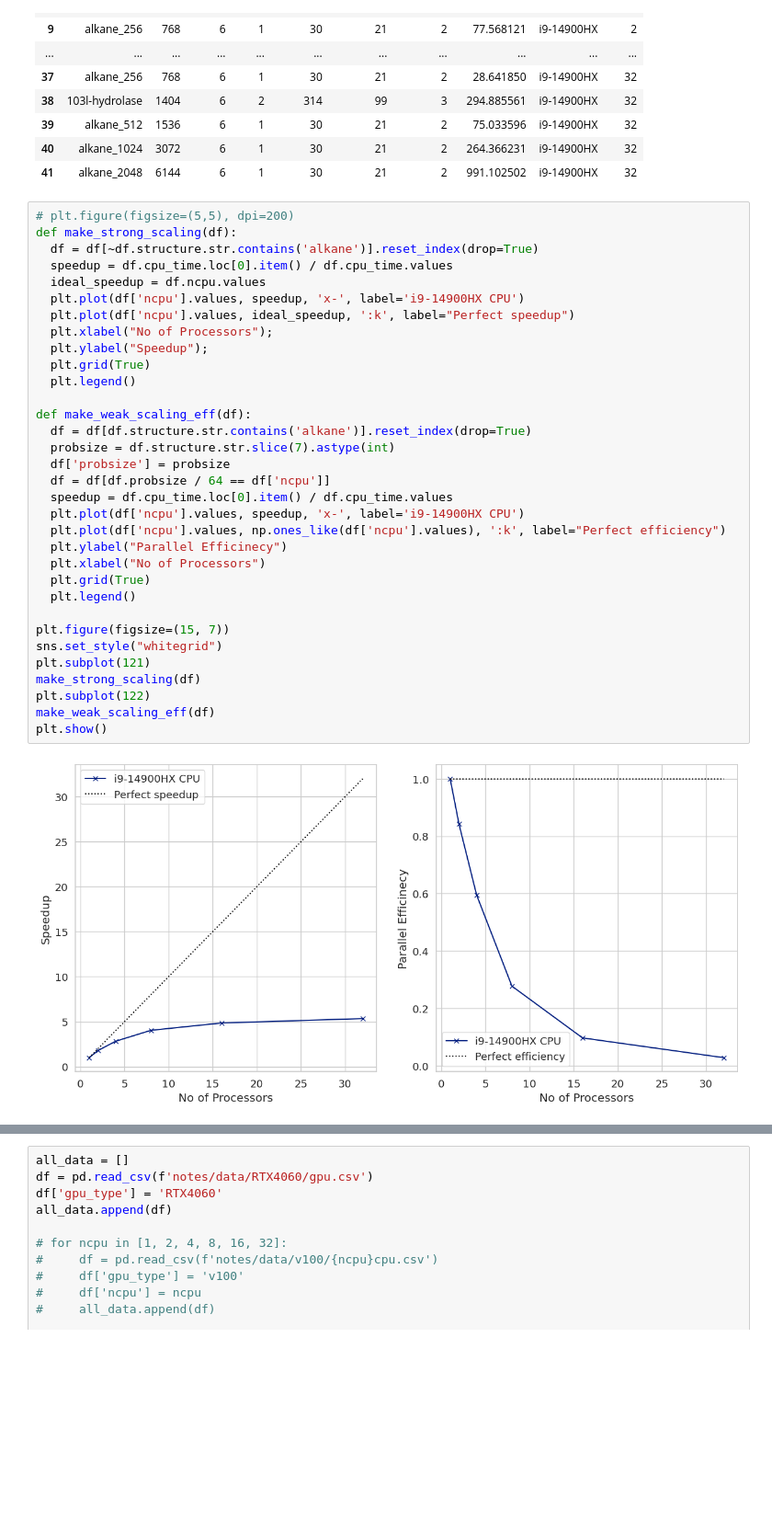
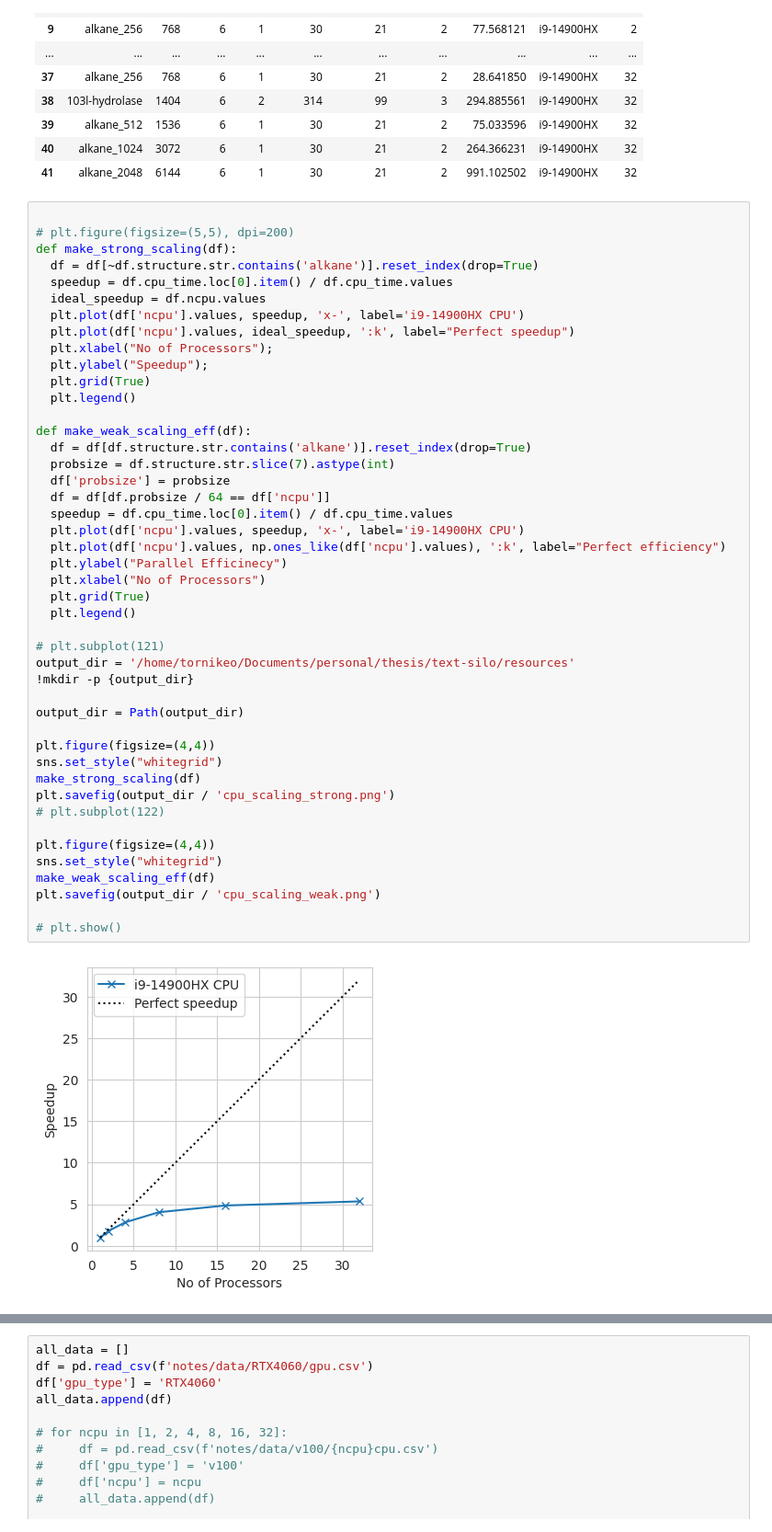
Before and after one commit to tornikeo/tblite, a Jupyter notebook: notes/make_figures.ipynb, the cells around one changed output, grey strips where cells are left out. Shown: that part at 92% size. Drawn from its saved outputs; the diff is of its cells as text; blank space fills up the shorter version.

Commit message:
Save figures to proper images

```diff
--- a/notes/make_figures.ipynb
+++ b/notes/make_figures.ipynb
@@ -33,37 +34,49 @@ df
 | 40 | alkane_1024 | 3072 | 6 | 1 | 30 | 21 | 2 | 264.366231 | i9-14900HX | 32 |
 | 41 | alkane_2048 | 6144 | 6 | 1 | 30 | 21 | 2 | 991.102502 | i9-14900HX | 32 |
 # %%
+
 # plt.figure(figsize=(5,5), dpi=200)
 def make_strong_scaling(df):
   df = df[~df.structure.str.contains('alkane')].reset_index(drop=True)
   speedup = df.cpu_time.loc[0].item() / df.cpu_time.values
   ideal_speedup = df.ncpu.values
   plt.plot(df['ncpu'].values, speedup, 'x-', label='i9-14900HX CPU')
   plt.plot(df['ncpu'].values, ideal_speedup, ':k', label="Perfect speedup")
   plt.xlabel("No of Processors");
   plt.ylabel("Speedup");
   plt.grid(True)
   plt.legend()
 
 def make_weak_scaling_eff(df):
   df = df[df.structure.str.contains('alkane')].reset_index(drop=True)
   probsize = df.structure.str.slice(7).astype(int)
   df['probsize'] = probsize
   df = df[df.probsize / 64 == df['ncpu']]
   speedup = df.cpu_time.loc[0].item() / df.cpu_time.values
   plt.plot(df['ncpu'].values, speedup, 'x-', label='i9-14900HX CPU')
   plt.plot(df['ncpu'].values, np.ones_like(df['ncpu'].values), ':k', label="Perfect efficiency")
   plt.ylabel("Parallel Efficinecy")
   plt.xlabel("No of Processors")
   plt.grid(True)
   plt.legend()
 
-plt.figure(figsize=(15, 7))
+# plt.subplot(121)
+output_dir = '/home/tornikeo/Documents/personal/thesis/text-silo/resources'
+!mkdir -p {output_dir}
+
+output_dir = Path(output_dir)
+
+plt.figure(figsize=(4,4))
 sns.set_style("whitegrid")
-plt.subplot(121)
 make_strong_scaling(df)
-plt.subplot(122)
+plt.savefig(output_dir / 'cpu_scaling_strong.png')
+# plt.subplot(122)
+
+plt.figure(figsize=(4,4))
+sns.set_style("whitegrid")
 make_weak_scaling_eff(df)
-plt.show()
+plt.savefig(output_dir / 'cpu_scaling_weak.png')
+
+# plt.show()
 # %% [output]
-[figure, old version]
+[figure, new version]
```
Also changed, not shown: parts of 7 cells of this notebook.
